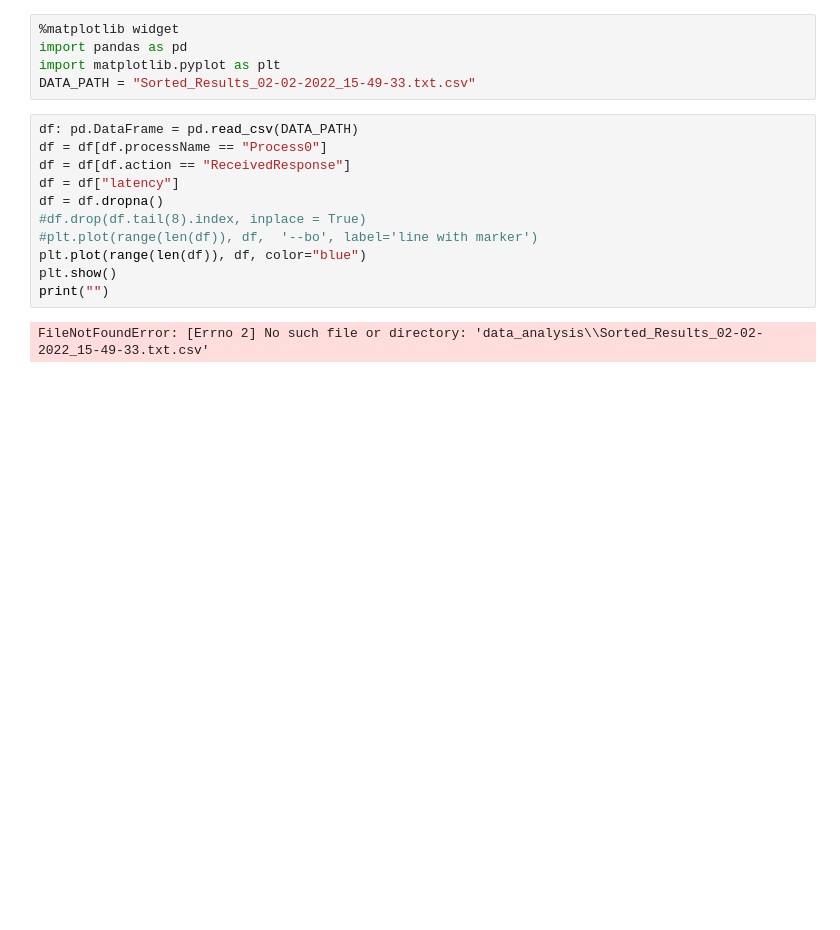
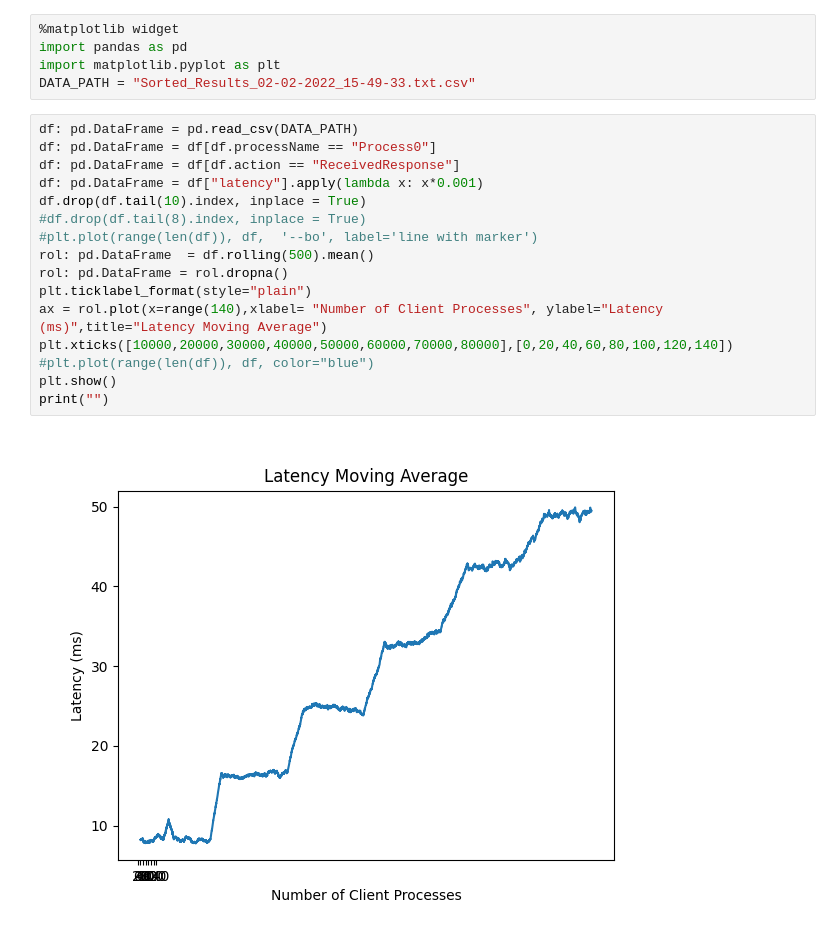
Before and after one commit to Corgam/mongo_benchmark, a Jupyter notebook: data_analysis/latency.ipynb, the cells around one changed output. Drawn from its saved outputs; the diff is of its cells as text; blank space fills up the shorter version.

```diff
--- a/data_analysis/latency.ipynb
+++ b/data_analysis/latency.ipynb
@@ -5,14 +5,19 @@ import matplotlib.pyplot as plt
 DATA_PATH = "Sorted_Results_02-02-2022_15-49-33.txt.csv"
 # %%
 df: pd.DataFrame = pd.read_csv(DATA_PATH)
-df = df[df.processName == "Process0"]
-df = df[df.action == "ReceivedResponse"]
-df = df["latency"]
-df = df.dropna()
+df: pd.DataFrame = df[df.processName == "Process0"]
+df: pd.DataFrame = df[df.action == "ReceivedResponse"]
+df: pd.DataFrame = df["latency"].apply(lambda x: x*0.001)
+df.drop(df.tail(10).index, inplace = True)
 #df.drop(df.tail(8).index, inplace = True)
 #plt.plot(range(len(df)), df,  '--bo', label='line with marker')
-plt.plot(range(len(df)), df, color="blue")
+rol: pd.DataFrame  = df.rolling(500).mean()
+rol: pd.DataFrame = rol.dropna()
+plt.ticklabel_format(style="plain")
+ax = rol.plot(x=range(140),xlabel= "Number of Client Processes", ylabel="Latency (ms)",title="Latency Moving Average")
+plt.xticks([10000,20000,30000,40000,50000,60000,70000,80000],[0,20,40,60,80,100,120,140])
+#plt.plot(range(len(df)), df, color="blue")
 plt.show()
 print("")
 # %% [output]
-FileNotFoundError: [Errno 2] No such file or directory: 'data_analysis\\Sorted_Results_02-02-2022_15-49-33.txt.csv'
+[figure, added]
```
Also changed, not shown: 5 other files.
